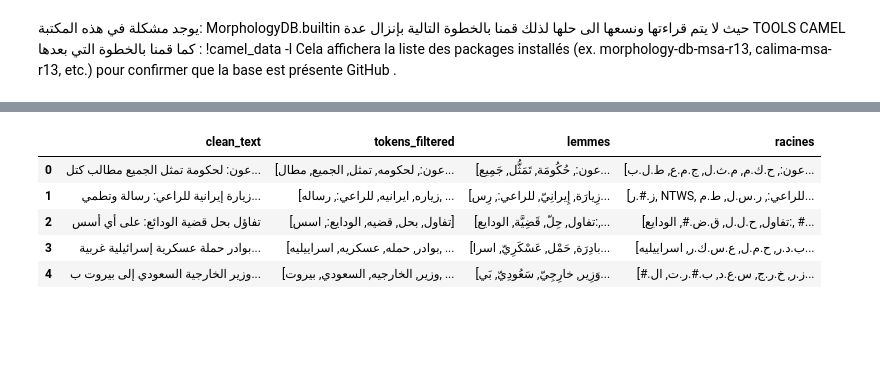
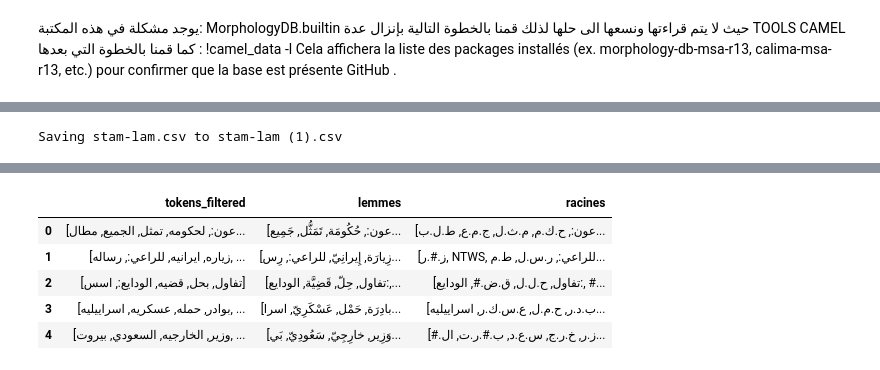
Before and after one commit to imanuni/imanuni, a Jupyter notebook: nettoyagefile.ipynb, the cells around one changed output, grey strips where cells are left out. Drawn from its saved outputs; the diff is of its cells as text; code cells hidden in the pictures; blank space fills up the shorter version.

```diff
--- a/nettoyagefile.ipynb
+++ b/nettoyagefile.ipynb
@@ -281,7 +281,9 @@ analyzer = Analyzer(db)
 from camel_tools.utils.dediac import dediac_ar
 import ast
 # Charger ton fichier (si nécessaire)
-df = pd.read_csv('nettoye_tokens_filtered.csv', encoding='utf-8-sig')
+from google.colab import files
+uploaded = files.upload()  # Choisis le fichier stam-lam.csv
+df = pd.read_csv('stam-lam.csv', encoding='utf-8-sig')
 
 # Parser la colonne 'tokens_filtered' (listes stockées sous forme de chaînes)
 df['tokens_filtered'] = df['tokens_filtered'].apply(ast.literal_eval)
@@ -315,7 +317,8 @@ from google.colab import files
 files.download('corpus_lemmatise_racinise.csv')
 
 # Afficher un aperçu
-df[['clean_text', 'tokens_filtered', 'lemmes', 'racines']].head()
+df[['tokens_filtered', 'lemmes', 'racines']].head()
 # %% [output]
 [interactive output not drawn]
+Saving stam-lam.csv to stam-lam (1).csv
 [interactive output not drawn]
@@ -322,6 +326,6 @@ df[['clean_text', 'tokens_filtered', 'lemmes', 'racines']].head()
-|  | clean_text | tokens_filtered | lemmes | racines |
-| 0 | عون: لحكومة تمثل الجميع مطالب كتل... | [عون:, لحكومه, تمثل, الجميع, مطال... | [عون:, حُكُومَة, تَمَثُّل, جَمِيع... | [عون:, ح.ك.م, م.ث.ل, ج.م.ع, ط.ل.ب... |
-| 1 | زيارة إيرانية للراعي: رسالة وتطمي... | [زياره, ايرانيه, للراعي:, رساله, ... | [زِيارَة, إِيرانِيّ, للراعي:, رِس... | [ز.#.ر, NTWS, للراعي:, ر.س.ل, ط.م... |
-| 2 | تفاؤل بحل قضية الودائع: على أي أسس | [تفاول, بحل, قضيه, الودايع:, اسس] | [تفاول, حِلّ, قَضِيَّة, الودايع:,... | [تفاول, ح.ل.ل, ق.ض.#, الودايع:, #... |
-| 3 | بوادر حملة عسكرية إسرائيلية غربية... | [بوادر, حمله, عسكريه, اسراييليه, ... | [بادِرَة, حَمْل, عَسْكَرِيّ, اسرا... | [ب.د.ر, ح.م.ل, ع.س.ك.ر, اسراييليه... |
-| 4 | وزير الخارجية السعودي إلى بيروت ب... | [وزير, الخارجيه, السعودي, بيروت, ... | [وَزِير, خارِجِيّ, سَعُودِيّ, بَي... | [#.ز.ر, خ.ر.ج, س.ع.د, ب.#.ر.ت, ال... |
+|  | tokens_filtered | lemmes | racines |
+| 0 | [عون:, لحكومه, تمثل, الجميع, مطال... | [عون:, حُكُومَة, تَمَثُّل, جَمِيع... | [عون:, ح.ك.م, م.ث.ل, ج.م.ع, ط.ل.ب... |
+| 1 | [زياره, ايرانيه, للراعي:, رساله, ... | [زِيارَة, إِيرانِيّ, للراعي:, رِس... | [ز.#.ر, NTWS, للراعي:, ر.س.ل, ط.م... |
+| 2 | [تفاول, بحل, قضيه, الودايع:, اسس] | [تفاول, حِلّ, قَضِيَّة, الودايع:,... | [تفاول, ح.ل.ل, ق.ض.#, الودايع:, #... |
+| 3 | [بوادر, حمله, عسكريه, اسراييليه, ... | [بادِرَة, حَمْل, عَسْكَرِيّ, اسرا... | [ب.د.ر, ح.م.ل, ع.س.ك.ر, اسراييليه... |
+| 4 | [وزير, الخارجيه, السعودي, بيروت, ... | [وَزِير, خارِجِيّ, سَعُودِيّ, بَي... | [#.ز.ر, خ.ر.ج, س.ع.د, ب.#.ر.ت, ال... |
```
Also changed, not shown: parts of 2 cells of this notebook.
